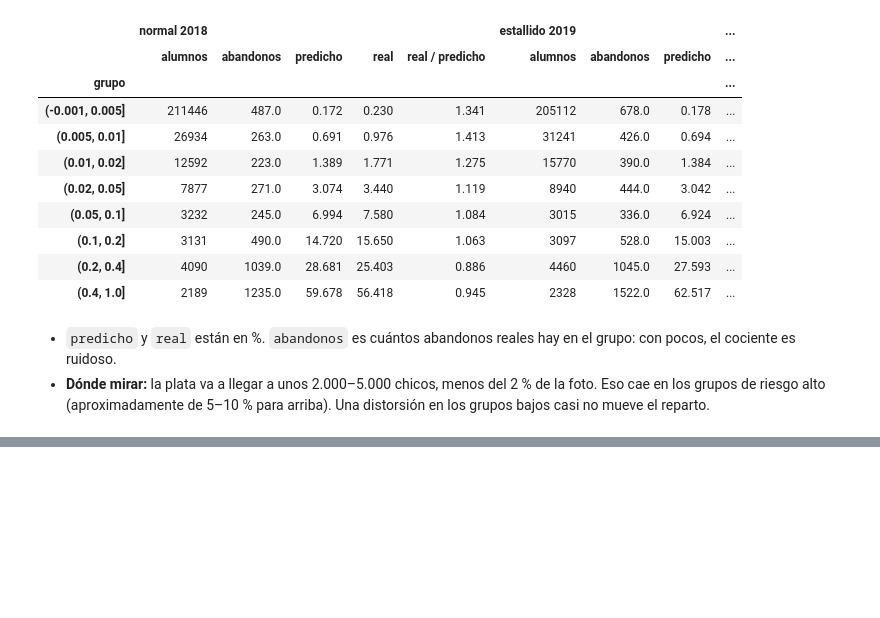
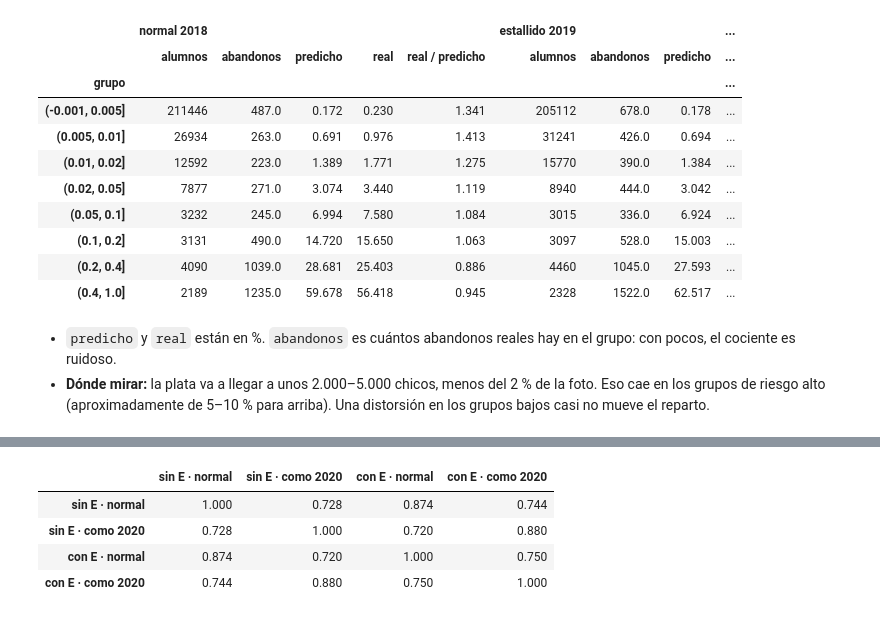
Before and after one commit to OsvaldoFernandez/acd-minedu, a Jupyter notebook: desafio.ipynb, the cells around one changed output, grey strips where cells are left out. Saved outputs shown, nothing was run; the diff lists cells and outputs as text; code cells hidden in the pictures; blank space fills up the shorter version.

```diff
--- a/desafio.ipynb
+++ b/desafio.ipynb
@@ -512,0 +650,14 @@ Lo que sigue:
+# %%
+def comparten(a, b):
+    ra, rb = a > 0, b > 0
+    return (ra & rb).sum() / (ra | rb).sum()
+
+
+pd.DataFrame({f"{v} · {w}": {f"{v2} · {w2}": comparten(repartos[(v, w)], repartos[(v2, w2)]) for v2, w2 in TODAS}
+              for v, w in TODAS}).round(3)
+# %% [output]
+|  | sin E · normal | sin E · como 2020 | con E · normal | con E · como 2020 |
+| sin E · normal | 1.000 | 0.728 | 0.874 | 0.744 |
+| sin E · como 2020 | 0.728 | 1.000 | 0.720 | 0.880 |
+| con E · normal | 0.874 | 0.720 | 1.000 | 0.750 |
+| con E · como 2020 | 0.744 | 0.880 | 0.750 | 1.000 |
```
Also changed, not shown: parts of 14 cells of this notebook.
